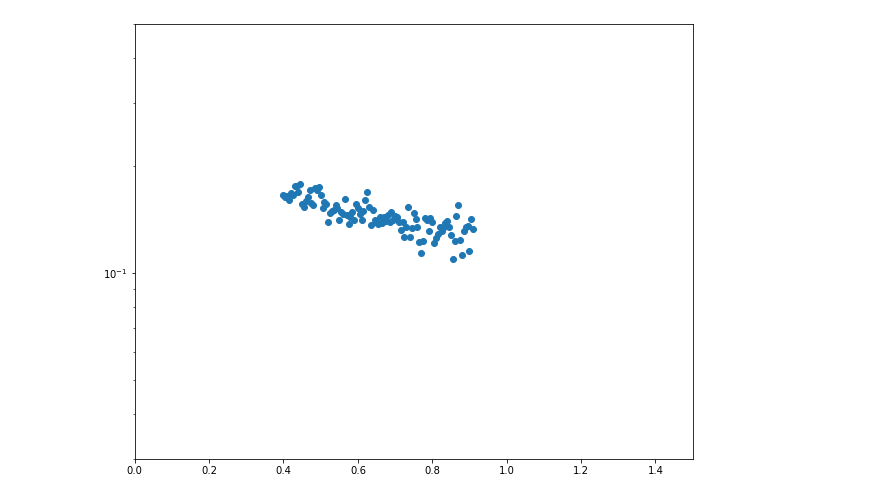
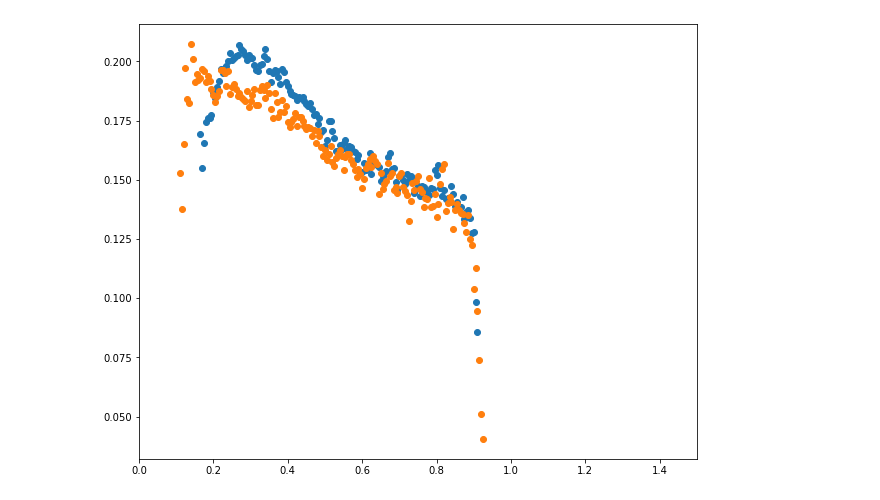
Before and after one commit to wakky927/master-pool, a Jupyter notebook: gopro/post2.ipynb, the cells around one changed output. Drawn from its saved outputs; the diff is of its cells as text; code cells hidden in the pictures.

```diff
--- a/gopro/post2.ipynb
+++ b/gopro/post2.ipynb
@@ -110,12 +70,46 @@ res2 = r_dr_in
+# %%
+r_dr_err = np.zeros((1001, 3))
+r_dr_in = np.zeros((1, 2))
+r_dr_err[:, :] = np.nan
+r_dr_in[:, :] = np.nan
+
+for i in tqdm(range(0, 1001, _iter)):
+    res_sort_l = res_sort_iwasa[np.where(res_sort_iwasa[:, 6] >= i/1000)]
+    res_sort_lr = res_sort_l[np.where(res_sort_l[:, 6] < (i+_iter)/1000)]
+    columns = ['x', 'y', 'dx', 'dy', 'p0', 'p1', 'r', 'theta', 'dr']
+    df = pd.DataFrame(data=res_sort_lr, columns=columns, dtype='float')
+    q1 = df['dr'].quantile(0.25)
+    q2 = df['dr'].quantile(0.75)
+    iqr = q2 - q1
+
+    upper = q2 + 1.5 * iqr
+    bottom = q1 - 1.5 * iqr
+    _in = df[(df['dr'] >= bottom) & (df['dr'] <= upper)].values
+    tmp = np.array([_in[:, 6], _in[:, 8]]).T
+    r_dr_in = np.vstack([r_dr_in, tmp])
+
+    r_dr_err[i, 0] = i
+    r_dr_err[i, 1] = np.mean(tmp, axis=0)[1]
+    r_dr_err[i, 2] = np.std(tmp, axis=0)[1]
+
+r_dr_err = r_dr_err[::_iter]
+res_iwasa = r_dr_err
+res2_iwasa = r_dr_in
 # %%
 fig, ax = plt.subplots(figsize=(10, 8))
 plt.xlim(0, 1.5)
 plt.ylim(0.03, 0.5)
 ax.set_yscale("log")
-ax.scatter(res[80:-18, 0]/1000, res[80:-18, 1])
+ax.scatter(res_pp[80:-18, 0]/1000, res_pp[80:-18, 1])
 plt.show()
-# %% [output]
-[figure, removed]
+# %%
+fig, ax = plt.subplots(figsize=(10, 8))
+plt.xlim(0, 1.5)
+ax.scatter(res_pp[:, 0]/1000, res_pp[:, 1])
+ax.scatter(res_iwasa[:, 0]/1000, res_iwasa[:, 1])
+plt.show()
+# %% [output]
+[figure, added]
 # %%
 fig, ax = plt.subplots(figsize=(10, 8))
 ax.set_xscale("log")
```
Also changed, not shown: parts of 20 cells of this notebook.
